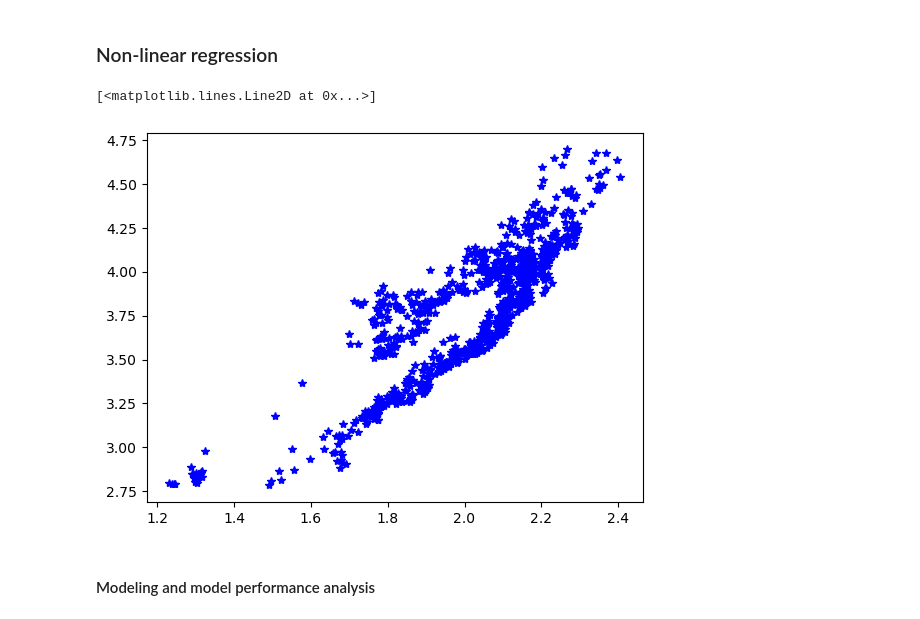
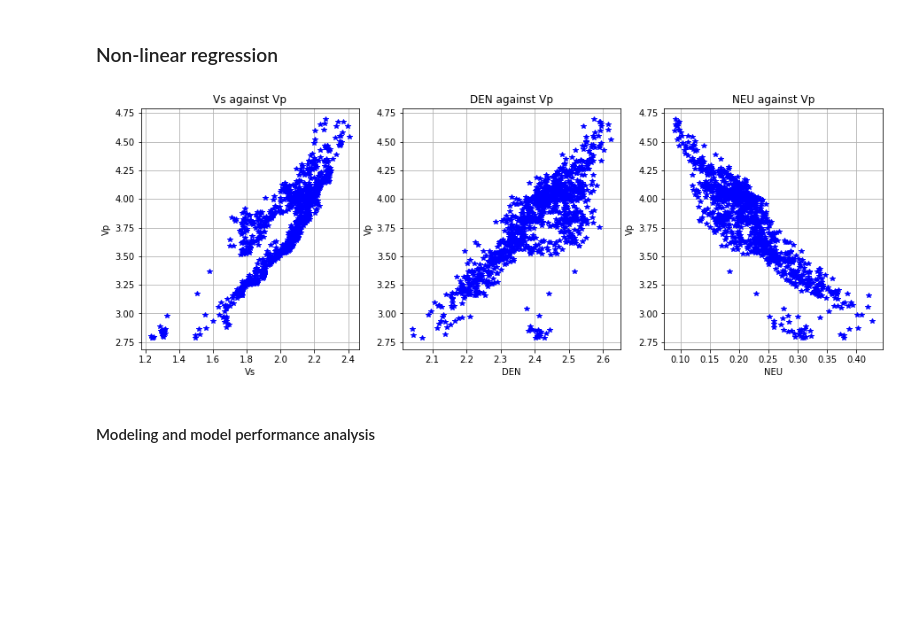
Before and after one commit to noafink1/MOD300Project4, a Jupyter notebook: Project3_NonLinearRegression.ipynb, the cells around one changed output. Cells and saved outputs as stored; diff of their text form; code cells hidden in the pictures; blank space fills up the shorter version.

```diff
--- a/Project3_NonLinearRegression.ipynb
+++ b/Project3_NonLinearRegression.ipynb
@@ -32,6 +28,28 @@ y = df['Vp']
-# %%
-# Plot the data
-plt.plot(x, y, 'b*')
-# %% [output]
-[<matplotlib.lines.Line2D at 0x...>]
-[figure, removed]
+# %%
+# Define input (x) and target (y)
+X1 = df['Vs']
+X2 = df['DEN']
+X3 = df['NEU']
+y = df['Vp']
+# %%
+# Create plots for each of the different features
+fig, axes = plt.subplots(1, 3, figsize=(15,5))
+axes[0].plot(X1, y, "b*")
+axes[0].set_xlabel("Vs")
+axes[0].set_ylabel("Vp")
+axes[0].set_title("Vs against Vp")
+axes[0].grid()
+
+axes[1].plot(X2, y, "b*")
+axes[1].set_xlabel("DEN")
+axes[1].set_ylabel("Vp")
+axes[1].set_title("DEN against Vp")
+axes[1].grid()
+
+axes[2].plot(X3, y, "b*")
+axes[2].set_xlabel("NEU")
+axes[2].set_ylabel("Vp")
+axes[2].set_title("NEU against Vp")
+axes[2].grid()
+# %% [output]
+[figure, added]
```
Also changed, not shown: parts of 20 cells of this notebook, 1 other file.
